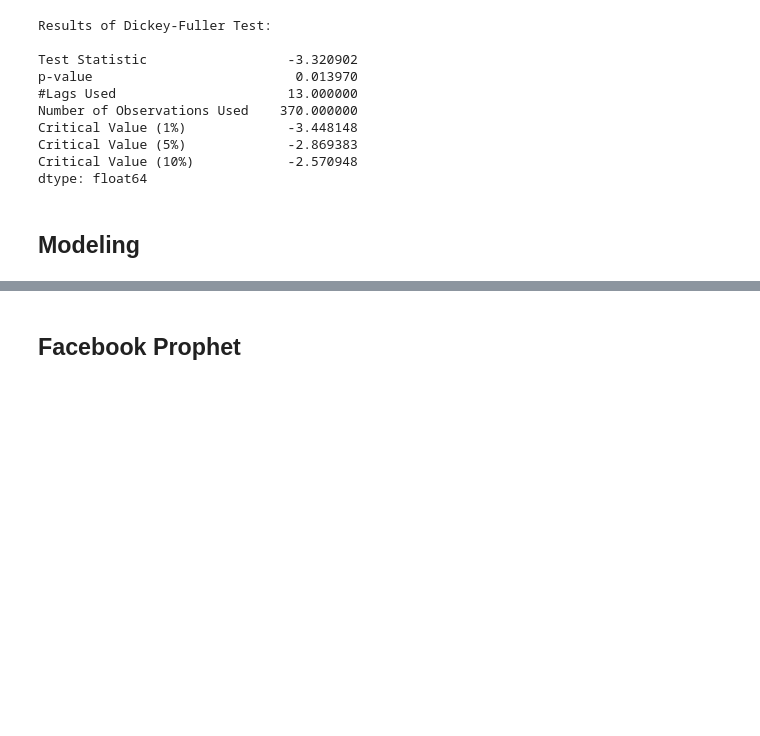
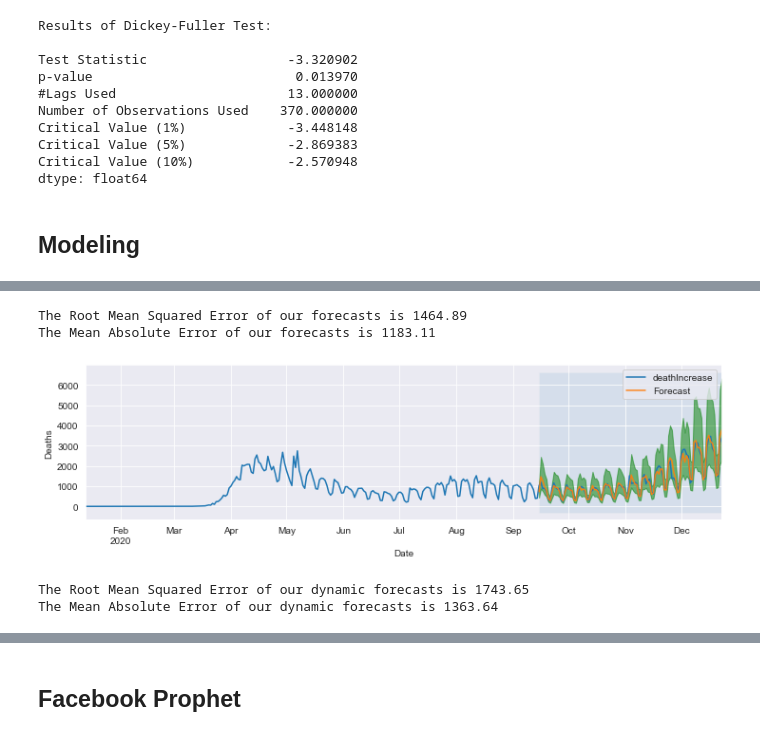
Before and after one commit to ghcn345/Coronavirus-Prediction, a Jupyter notebook: project_coronavirus.ipynb, the cells around one changed output, grey strips where cells are left out. Saved outputs shown, nothing was run; the diff lists cells and outputs as text; code cells hidden in the pictures; blank space fills up the shorter version.

```diff
--- a/project_coronavirus.ipynb
+++ b/project_coronavirus.ipynb
@@ -549,0 +561,13 @@ deaths['deathIncrease'] = np.where(deaths.deathIncrease == 0, 1, deaths.deathInc
+# %%
+# Run model on training dataset only (first 90% of dates)
+SARIMAX_MODEL = SARIMAX(endog=np.log(deaths[:-len(deaths)//10]),
+                      order=ans_df.loc[ans_df['aic'].idxmin()][0],
+                      seasonal_order=ans_df.loc[ans_df['aic'].idxmin()][1],
+                      enforce_stationarity=False,
+                      enforce_invertibility=False)
+
+# Fit the model and print results
+output = SARIMAX_MODEL.fit()
+
+print(output.summary().tables[0])
+print(output.summary().tables[1])
@@ -549,0 +599,45 @@ deaths['deathIncrease'] = np.where(deaths.deathIncrease == 0, 1, deaths.deathInc
+# %%
+# Get predictions for training set and calculate confidence intervals
+pred = output.get_prediction(start=deaths[:-len(deaths)//10].index[-100], end=deaths[:-len(deaths)//10].index[-1], dynamic=False)
+pred_conf = pred.conf_int()
+# %%
+# Get the real and predicted values
+deaths_forecasted = np.exp(pred.predicted_mean)
+deaths_truth = deaths[-100:]
+
+# calculate mean absolute error
+sarimax_mae = mean_absolute_error(deaths_forecasted, deaths_truth.deathIncrease)
+
+# Compute the root mean square error
+sarimax_rmse = mean_squared_error(deaths_forecasted, deaths_truth.deathIncrease, squared=False)
+
+print('The Root Mean Squared Error of our forecasts is {}'.format(round(sarimax_rmse, 2)))
+print('The Mean Absolute Error of our forecasts is {}'.format(round(sarimax_mae, 2)))
+# %% [output]
+The Root Mean Squared Error of our forecasts is 1464.89
+The Mean Absolute Error of our forecasts is 1183.11
+# %%
+# Plot real vs predicted values along with confidence interval
+
+plt.rcParams['figure.figsize'] = 12, 3
+
+# Plot observed values
+ax = deaths[:-len(deaths)//10].plot(label='observed')
+
+# Plot predicted values
+np.exp(pred.predicted_mean).plot(ax=ax, label='Forecast', alpha=0.9)
+
+# Plot the range for confidence intervals
+ax.fill_between(pred_conf.index,
+                np.exp(pred_conf).iloc[:, 0],
+                np.exp(pred_conf).iloc[:, 1], color='g', alpha=0.5)
+
+ax.fill_betweenx(ax.get_ylim(), deaths[:-len(deaths)//10].index[-100], deaths_forecasted.index[-1], alpha=.1, zorder=-1)
+
+# Set axes labels
+ax.set_xlabel('Date')
+ax.set_ylabel('Deaths')
+plt.legend()
+plt.show()
+# %% [output]
+[figure, added]
@@ -549,0 +648,17 @@ deaths['deathIncrease'] = np.where(deaths.deathIncrease == 0, 1, deaths.deathInc
+# %%
+# Get the real and dynamic predicted values
+deaths_forecasted = np.exp(pred_dynamic.predicted_mean)
+deaths_truth = deaths[-100:]
+
+# calculate mean absolute error
+sarimax_dynamic_mae = mean_absolute_error(deaths_forecasted, deaths_truth.deathIncrease)
+
+# Compute the root mean square error
+sarimax_dynamic_rmse = mean_squared_error(deaths_forecasted, deaths_truth.deathIncrease, squared=False)
+
+
+print('The Root Mean Squared Error of our dynamic forecasts is {}'.format(round(sarimax_dynamic_rmse, 2)))
+print('The Mean Absolute Error of our dynamic forecasts is {}'.format(round(sarimax_dynamic_mae, 2)))
+# %% [output]
+The Root Mean Squared Error of our dynamic forecasts is 1743.65
+The Mean Absolute Error of our dynamic forecasts is 1363.64
```
Also changed, not shown: parts of 38 cells of this notebook.
